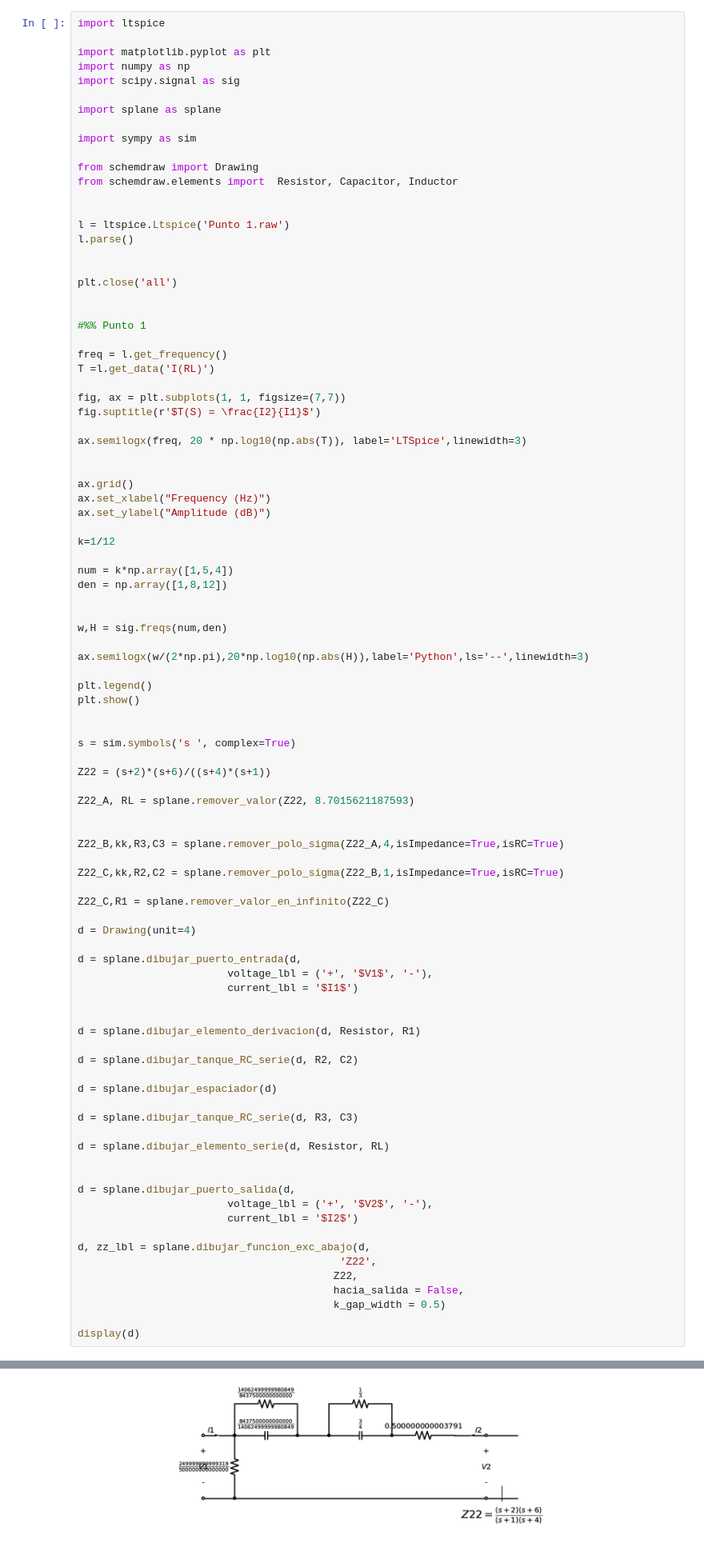
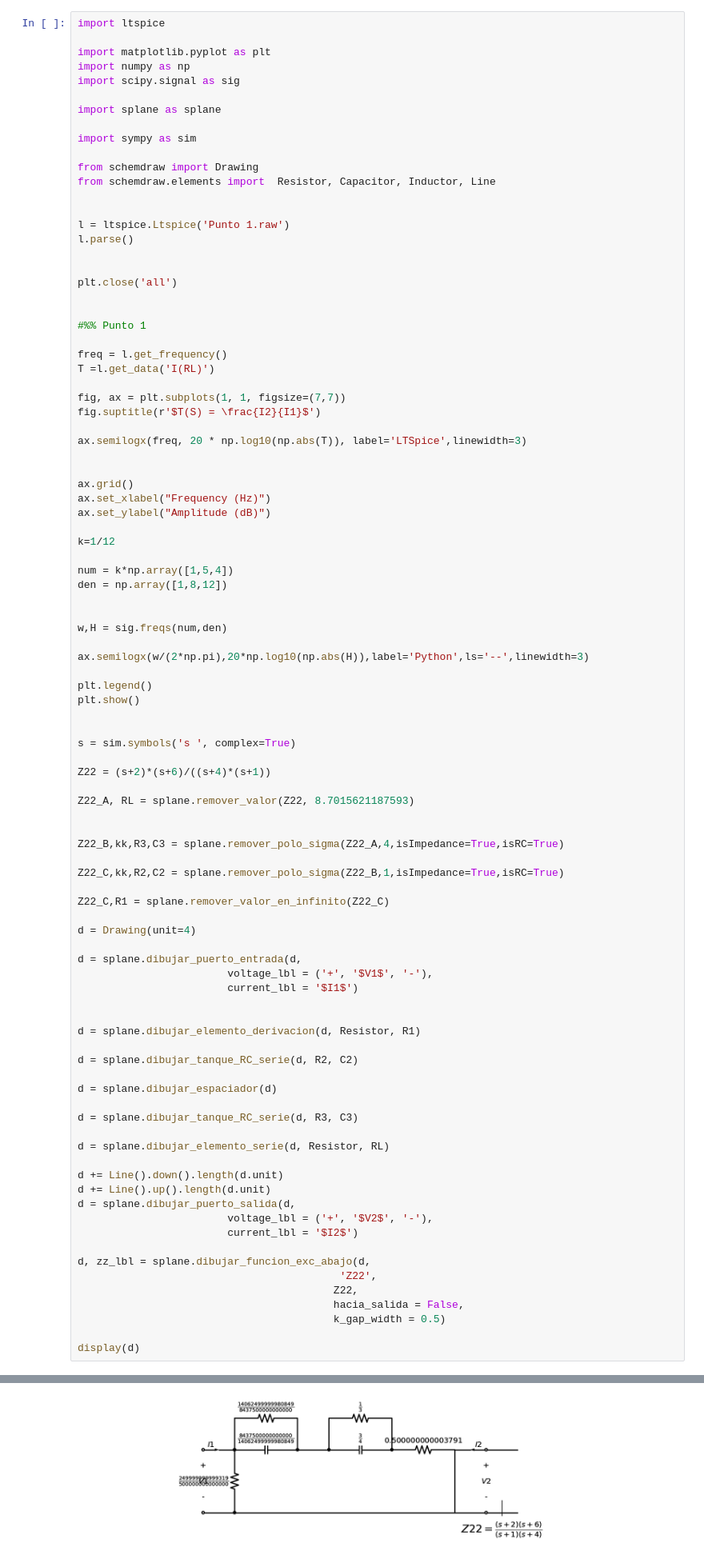
Before and after one commit to Joaquin-Pineiro/TC2Repo, a Jupyter notebook: Tareas Semanales/Tarea Semanal 13/TS13.ipynb, the cells around one changed output, grey strips where cells are left out. Shown at 80% size. Saved outputs shown, nothing was run; the diff lists cells and outputs as text.

```diff
--- a/Tareas Semanales/Tarea Semanal 13/TS13.ipynb
+++ b/Tareas Semanales/Tarea Semanal 13/TS13.ipynb
@@ -23,7 +23,7 @@ import splane as splane
 import sympy as sim
 
 from schemdraw import Drawing
-from schemdraw.elements import  Resistor, Capacitor, Inductor
+from schemdraw.elements import  Resistor, Capacitor, Inductor, Line
 
 
 l = ltspice.Ltspice('Punto 1.raw')
@@ -78,35 +78,36 @@ Z22_C,R1 = splane.remover_valor_en_infinito(Z22_C)
 d = Drawing(unit=4)
 
 d = splane.dibujar_puerto_entrada(d,
                         voltage_lbl = ('+', '$V1$', '-'),
                         current_lbl = '$I1$')
 
 
 d = splane.dibujar_elemento_derivacion(d, Resistor, R1)
 
 d = splane.dibujar_tanque_RC_serie(d, R2, C2)
 
 d = splane.dibujar_espaciador(d)
 
 d = splane.dibujar_tanque_RC_serie(d, R3, C3)
 
 d = splane.dibujar_elemento_serie(d, Resistor, RL)
 
-
+d += Line().down().length(d.unit)
+d += Line().up().length(d.unit)
 d = splane.dibujar_puerto_salida(d,
                         voltage_lbl = ('+', '$V2$', '-'),
                         current_lbl = '$I2$')
 
 d, zz_lbl = splane.dibujar_funcion_exc_abajo(d,
                                           'Z22',
                                          Z22,
                                          hacia_salida = False,
                                          k_gap_width = 0.5)
 
 display(d)
 # %% [output]
 [figure]
-[figure, old version]
+[figure, new version]
 # %% [markdown]
 ### Observacion : la transferencia no esta escalada por 1/12 en la simulacion como requiere la consigna. Falta una resistencia RL = 3 y otra en derivacion de 3/5 en la salida.
 # %% [markdown]
```
Also changed, not shown: 1 other file.
